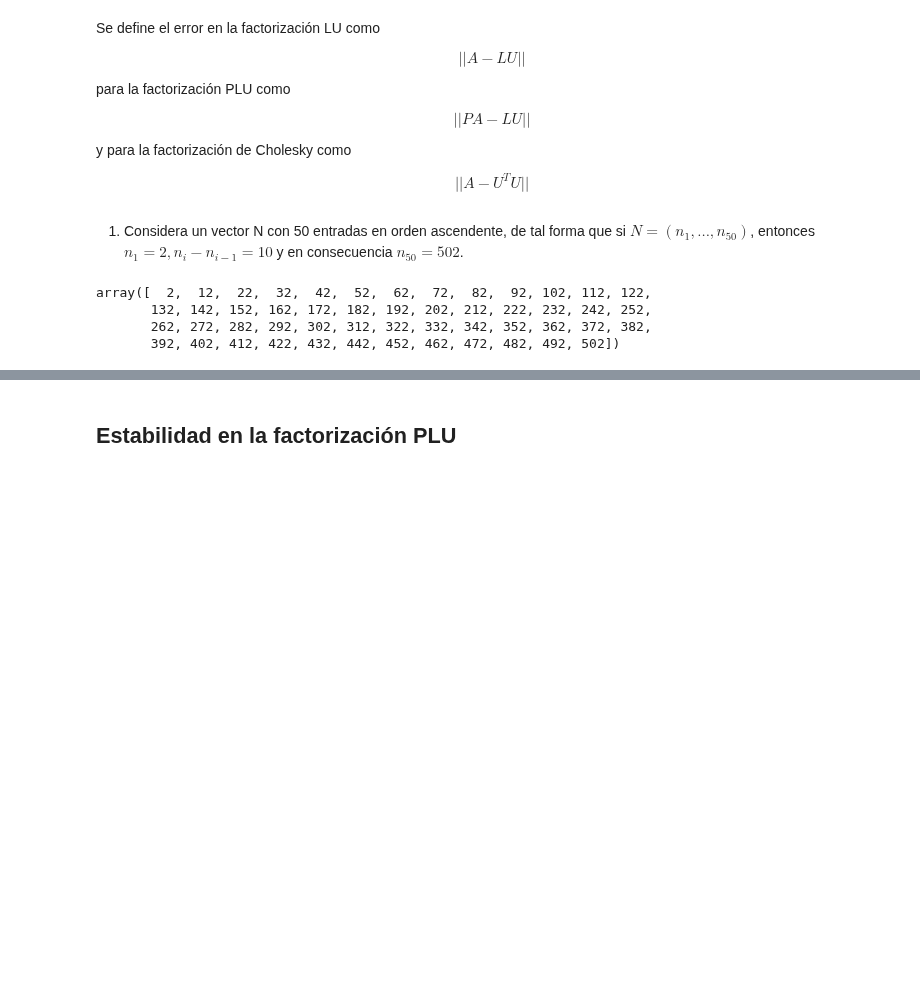
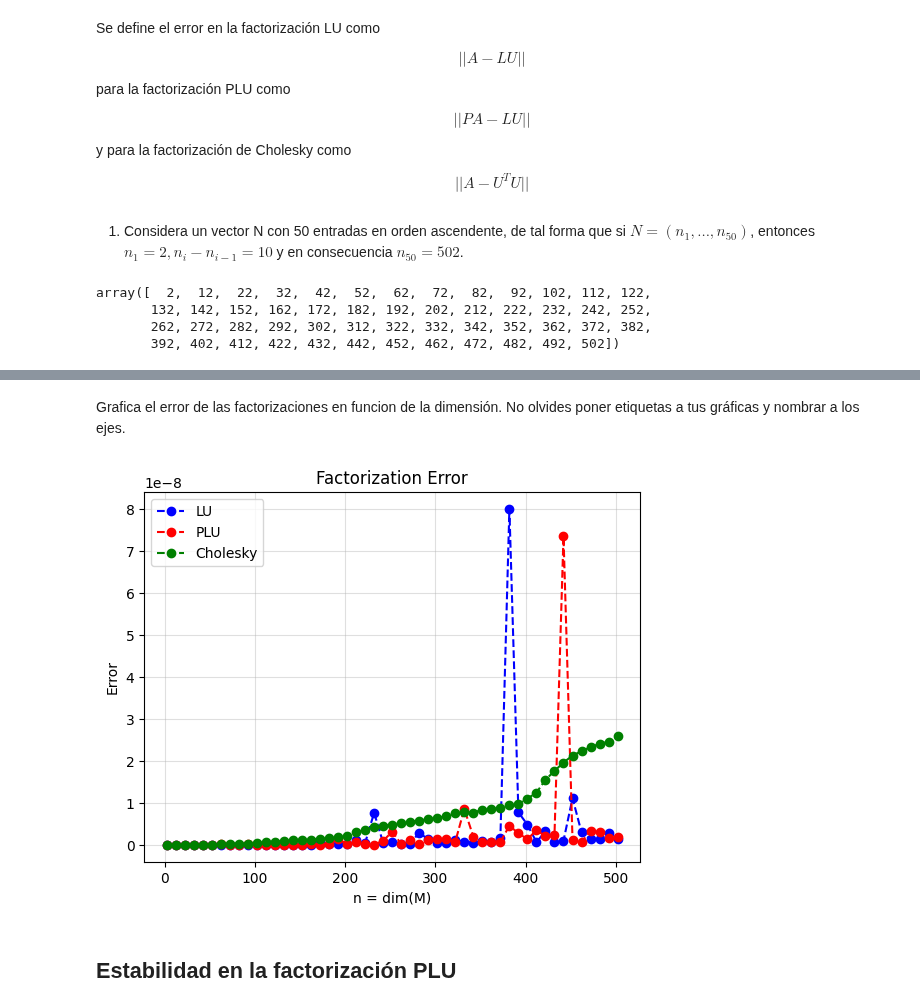
Before and after one commit to emilianodesu/LCD-5Sem-2025-1, a Jupyter notebook: MMCCD/Emiliano_Mendoza_T1.ipynb, the cells around one changed output, grey strips where cells are left out. Drawn from its saved outputs; the diff is of its cells as text; code cells hidden in the pictures; blank space fills up the shorter version.

```diff
--- a/MMCCD/Emiliano_Mendoza_T1.ipynb
+++ b/MMCCD/Emiliano_Mendoza_T1.ipynb
@@ -200,15 +179,6 @@ def plu_error(A: np.ndarray, P: np.ndarray, L: np.ndarray, U: np.ndarray) -> flo
 def cholesky_error(A: np.ndarray, U: np.ndarray) -> float:
     """
     Calculate the error of Cholesky decomposition
-
-    Parameters
-    ----------
-    A (ndarray) : nxn coefficient matrix
-    U (ndarray) : Upper triangular matrix
-
-    Returns
-    -------
-    error (float) : Error of Cholesky decomposition
     """
     return np.linalg.norm(A - U.T @ U)
 # %% [markdown]
@@ -225,0 +198,7 @@ array([  2,  12,  22,  32,  42,  52,  62,  72,  82,  92, 102, 112, 122,
+# %%
+lu_errors = np.array([])
+for n in N:
+    scale = 25 # scale factor of the random matrix
+    M = scale*np.random.rand(n,n)
+    L, U = lu_fact(M)
+    lu_errors = np.append(lu_errors, lu_error(M, L, U))
@@ -225,0 +223,7 @@ array([  2,  12,  22,  32,  42,  52,  62,  72,  82,  92, 102, 112, 122,
+# %%
+plu_errors = np.array([])
+for n in N:
+    scale = 25 # scale factor of the random matrix
+    M = scale*np.random.rand(n,n)
+    P, L, U = plu_fact(M)
+    plu_errors = np.append(plu_errors, plu_error(M, P, L, U))
@@ -225,0 +248,8 @@ array([  2,  12,  22,  32,  42,  52,  62,  72,  82,  92, 102, 112, 122,
+# %%
+cholesky_errors = np.array([])
+for n in N:
+    scale = 25 # scale factor of the random matrix
+    M = scale*np.random.rand(n,n)
+    A = M @ M.T
+    U = cholesky_fact(A)
+    cholesky_errors = np.append(cholesky_errors, cholesky_error(A, U))
@@ -225,0 +272,2 @@ array([  2,  12,  22,  32,  42,  52,  62,  72,  82,  92, 102, 112, 122,
+# %% [markdown]
+Grafica el error de las factorizaciones en funcion de la dimensión. No olvides poner etiquetas a tus gráficas y nombrar a los ejes.
@@ -226,2 +276,14 @@ array([  2,  12,  22,  32,  42,  52,  62,  72,  82,  92, 102, 112, 122,
+# %%
+plt.plot(N, lu_errors, 'b--o', label='LU')
+plt.plot(N, plu_errors, 'r--o', label='PLU')
+plt.plot(N, cholesky_errors, 'g--o', label='Cholesky')
+plt.xlabel('n = dim(M)')
+plt.ylabel('Error')
+plt.title('Factorization Error')
+plt.grid(alpha=0.4)
+plt.legend()
+plt.show()
+# %% [output]
+[figure, added]
 # %% [markdown]
 ## **Estabilidad en la factorización PLU**
```
Also changed, not shown: parts of 11 cells of this notebook, 14 other files.
